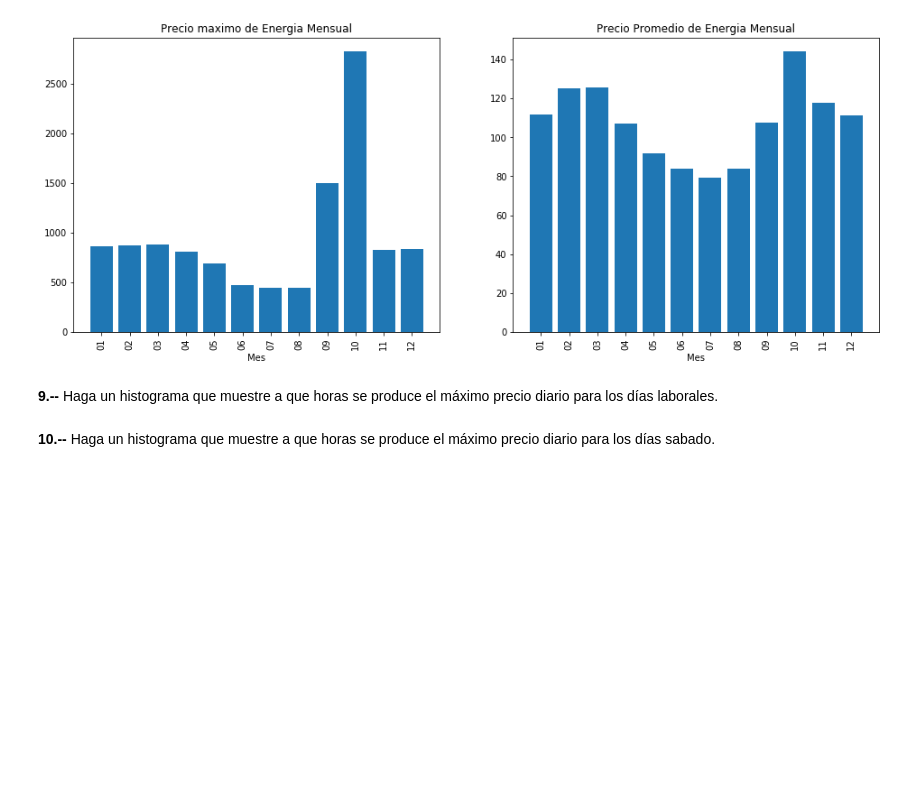
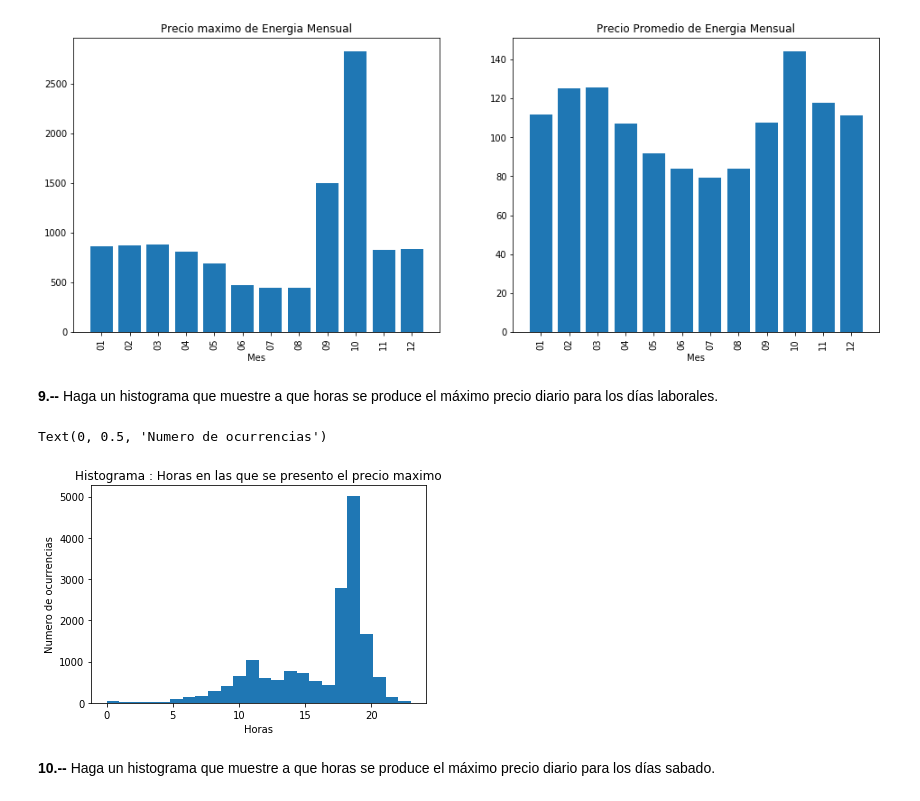
Before and after one commit to cda-2019-01/lab-analisis-exploratorio-de-datos-forgedk, a Jupyter notebook: LAB-precios-electricidad.ipynb, the cells around one changed output. Saved outputs shown, nothing was run; the diff lists cells and outputs as text; code cells hidden in the pictures; blank space fills up the shorter version.

```diff
--- a/LAB-precios-electricidad.ipynb
+++ b/LAB-precios-electricidad.ipynb
@@ -159,3 +158,12 @@ plt.hist(DataFramesMerge['Dia'])
+# %%
+ListaDeHoras = list(map(int,DataFramesMerge['Hora'].tolist()))
+plt.hist(ListaDeHoras, bins=24)
+plt.title('Histograma : Horas en las que se presento el precio maximo')
+plt.xlabel('Horas')
+plt.ylabel('Numero de ocurrencias')
+# %% [output]
+Text(0, 0.5, 'Numero de ocurrencias')
+[figure, added]
 # %% [markdown]
 **10.--** Haga un histograma que muestre a que horas se produce el máximo precio diario para los días sabado.
 # %% [markdown]
```
Also changed, not shown: parts of 1 cell of this notebook.
